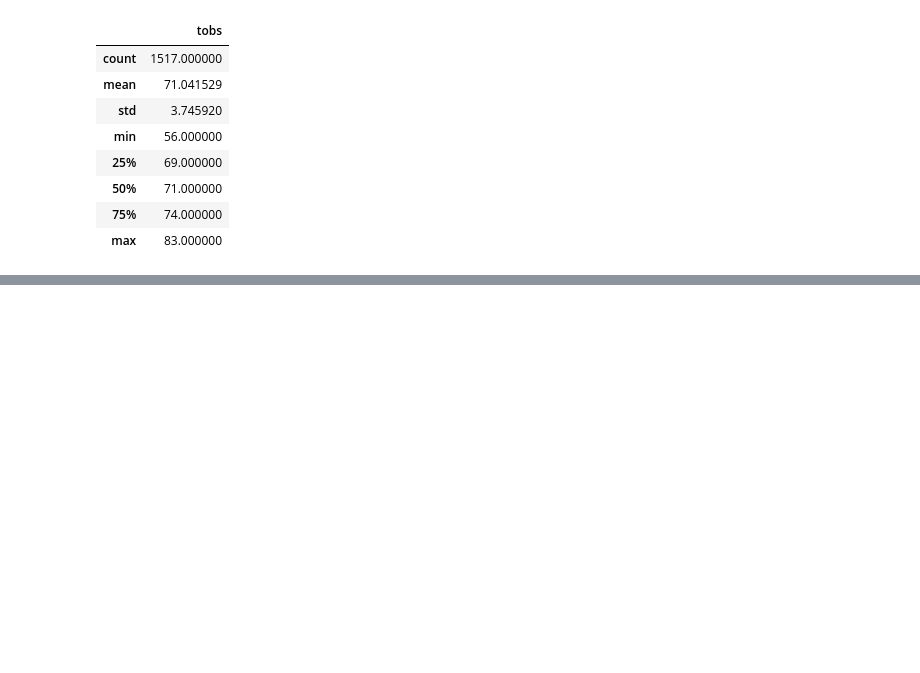
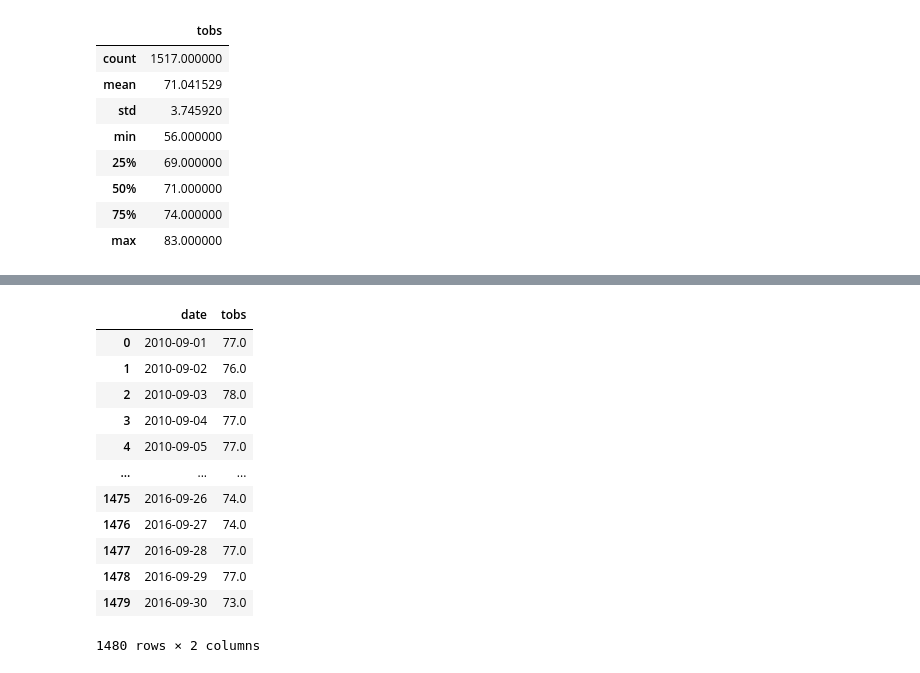
Before and after one commit to jgcarter421/surfs_up, a Jupyter notebook: SurfsUp_Challenge.ipynb, the cells around one changed output, grey strips where cells are left out. Drawn from its saved outputs; the diff is of its cells as text; code cells hidden in the pictures; blank space fills up the shorter version.

```diff
--- a/SurfsUp_Challenge.ipynb
+++ b/SurfsUp_Challenge.ipynb
@@ -130,0 +166,2 @@ dec_df.describe()
+# %%
+sept_temps = session.query(Measurement.date, Measurement.tobs).filter(extract('month', Measurement.date) == 9).all()
@@ -130,0 +170,17 @@ dec_df.describe()
+# %%
+sept_df = pd.DataFrame(sept_temps, columns = ['date' , 'tobs'])
+sept_df
+# %% [output]
+|  | date | tobs |
+| 0 | 2010-09-01 | 77.0 |
+| 1 | 2010-09-02 | 76.0 |
+| 2 | 2010-09-03 | 78.0 |
+| 3 | 2010-09-04 | 77.0 |
+| 4 | 2010-09-05 | 77.0 |
+| ... | ... | ... |
+| 1475 | 2016-09-26 | 74.0 |
+| 1476 | 2016-09-27 | 74.0 |
+| 1477 | 2016-09-28 | 77.0 |
+| 1478 | 2016-09-29 | 77.0 |
+| 1479 | 2016-09-30 | 73.0 |
+1480 rows × 2 columns
```
Also changed, not shown: parts of 7 cells of this notebook.
